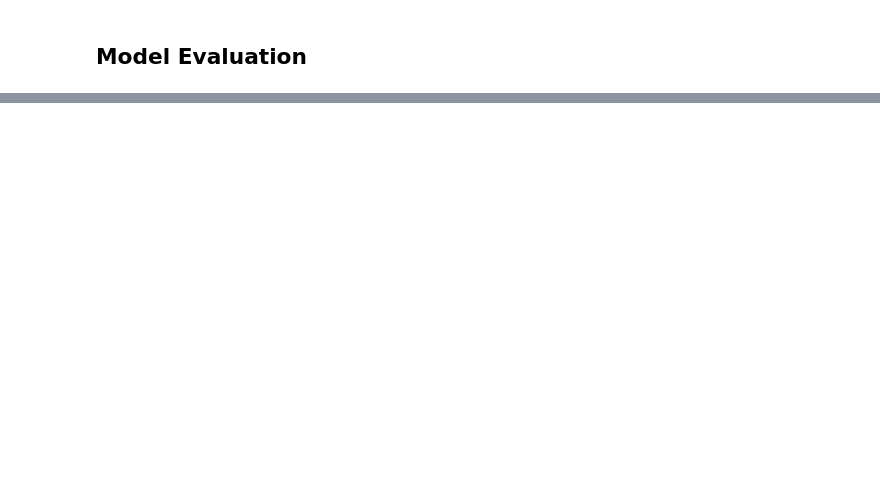
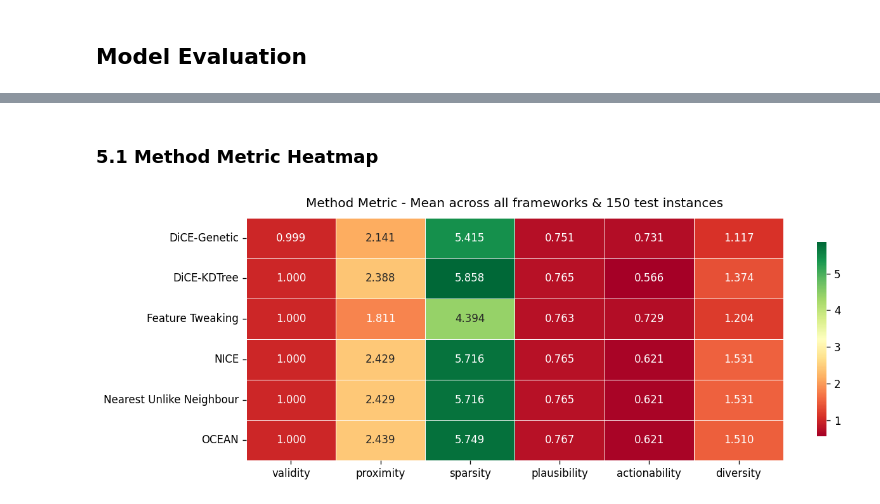
Before and after one commit to nishantnayar/Titanic, a Jupyter notebook: Titanic.ipynb, the cells around one changed output, grey strips where cells are left out. Drawn from its saved outputs; the diff is of its cells as text; code cells hidden in the pictures; blank space fills up the shorter version.

```diff
--- a/Titanic.ipynb
+++ b/Titanic.ipynb
@@ -1044,0 +1517,14 @@ result_df.head(9)
+# %%
+from pathlib import Path
+
+AUDIT_CSV = Path("data/regulatory_audit_results.csv")
+
+if AUDIT_CSV.exists():
+    audit_df = pd.read_csv(AUDIT_CSV)
+    print(f"Loaded audit results: {audit_df.shape[0]} rows")
+    display(audit_df.head(12))
+else:
+    print("Audit results not yet generated.")
+    print("Run:  python -m src.compliance_evaluator --quick")
+    print("(or remove --quick for the full 150-row run, ~5 min)")
+    audit_df = None
@@ -1044,0 +1546,24 @@ result_df.head(9)
+# %% [markdown]
+### 5.1 Method Metric Heatmap
+# %%
+if audit_df is not None:
+    import seaborn as sns
+
+    metrics_cols = ["validity", "proximity", "sparsity",
+                    "plausibility", "actionability", "diversity"]
+
+    pivot = (audit_df.groupby("method_label")[metrics_cols]
+             .mean()
+             .round(3))
+
+    fig, ax = plt.subplots(figsize=(11, 4))
+    sns.heatmap(pivot, annot=True, fmt=".3f", cmap="RdYlGn",
+                linewidths=0.5, ax=ax, cbar_kws={"shrink": 0.8})
+    ax.set_title("Method Metric - Mean across all frameworks & 150 test instances",
+                 fontsize=12, pad=10)
+    ax.set_xlabel("")
+    ax.set_ylabel("")
+    plt.tight_layout()
+    plt.show()
+# %% [output]
+[figure, added]
```
Also changed, not shown: parts of 47 cells of this notebook, 9 other files.
